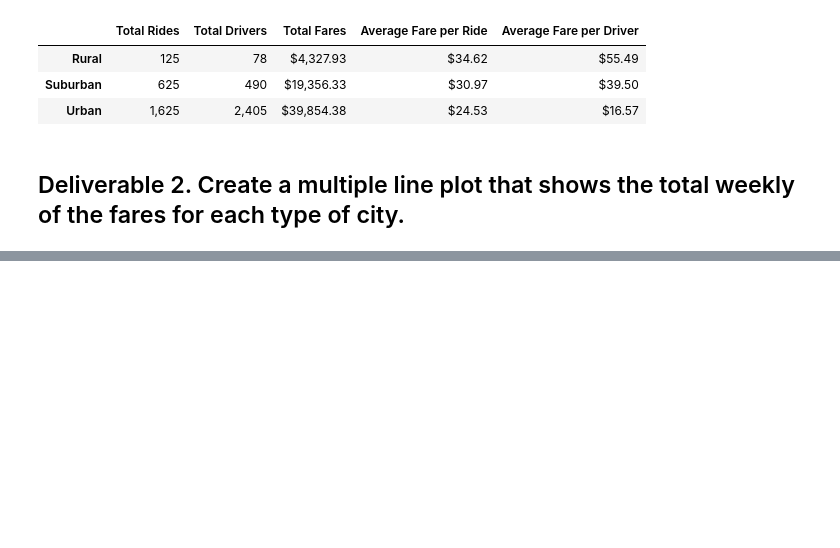
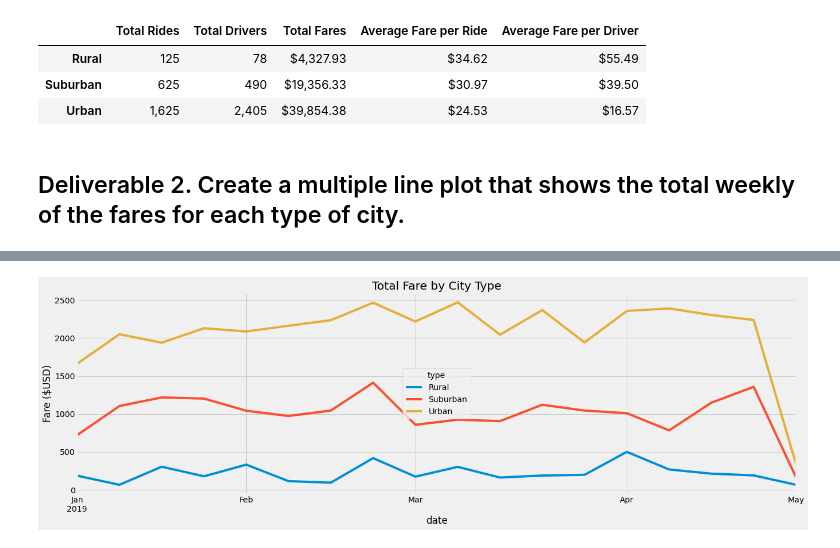
Before and after one commit to rcookie23/PyBer_Analysis, a Jupyter notebook: PyBer_Challenge.ipynb, the cells around one changed output, grey strips where cells are left out. Saved outputs shown, nothing was run; the diff lists cells and outputs as text; code cells hidden in the pictures; blank space fills up the shorter version.

Commit message:
adding code for Challenge and image of resulting chart

```diff
--- a/PyBer_Challenge.ipynb
+++ b/PyBer_Challenge.ipynb
@@ -129,3 +167,5 @@ pyber_summary_df.style.format({'Total Rides':"{:,.0f}",
 # %%
 # 4. Create a pivot table with the 'date' as the index, the columns ='type', and values='fare'
 # to get the total fares for each type of city by the date.
+fares_df_pivot = fares_df.pivot(index = "date", columns="type", values="fare")
+fares_df_pivot
@@ -132,2 +187,5 @@ pyber_summary_df.style.format({'Total Rides':"{:,.0f}",
 # %%
 # 5. Create a new DataFrame from the pivot table DataFrame using loc on the given dates, '2019-01-01':'2019-04-29'.
+
+date_fares_df = fares_df_pivot.loc['2019-1-1':'2019-4-29']
+date_fares_df
@@ -134,5 +207,6 @@ pyber_summary_df.style.format({'Total Rides':"{:,.0f}",
 # %%
 # 6. Set the "date" index to datetime datatype. This is necessary to use the resample() method in Step 8.
 # df.index = pd.to_datetime(df.index)
+date_fares_df.index=pd.to_datetime(date_fares_df.index)
 # %%
 # 7. Check that the datatype for the index is datetime using df.info()
@@ -139,2 +225,4 @@ pyber_summary_df.style.format({'Total Rides':"{:,.0f}",
 # %%
 # 8. Create a new DataFrame using the "resample()" function by week 'W' and get the sum of the fares for each week.
+weekly_fares_df = date_fares_df.resample('W').sum()
+weekly_fares_df
@@ -141,7 +248,17 @@ pyber_summary_df.style.format({'Total Rides':"{:,.0f}",
 # %%
 # 8. Using the object-oriented interface method, plot the resample DataFrame using the df.plot() function.
 
 # Import the style from Matplotlib.
 from matplotlib import style
 # Use the graph style fivethirtyeight.
 style.use('fivethirtyeight')
+
+weekly_fares = weekly_fares_df.plot(figsize = (20,6))
+weekly_fares.set_title("Total Fare by City Type")
+weekly_fares.set_ylabel("Fare ($USD)")
+
+
+plt.savefig("analysis/PyBer_fare_summary.png")
+plt.show()
+# %% [output]
+[figure, added]
```
Also changed, not shown: parts of 12 cells of this notebook, 1 other file.
